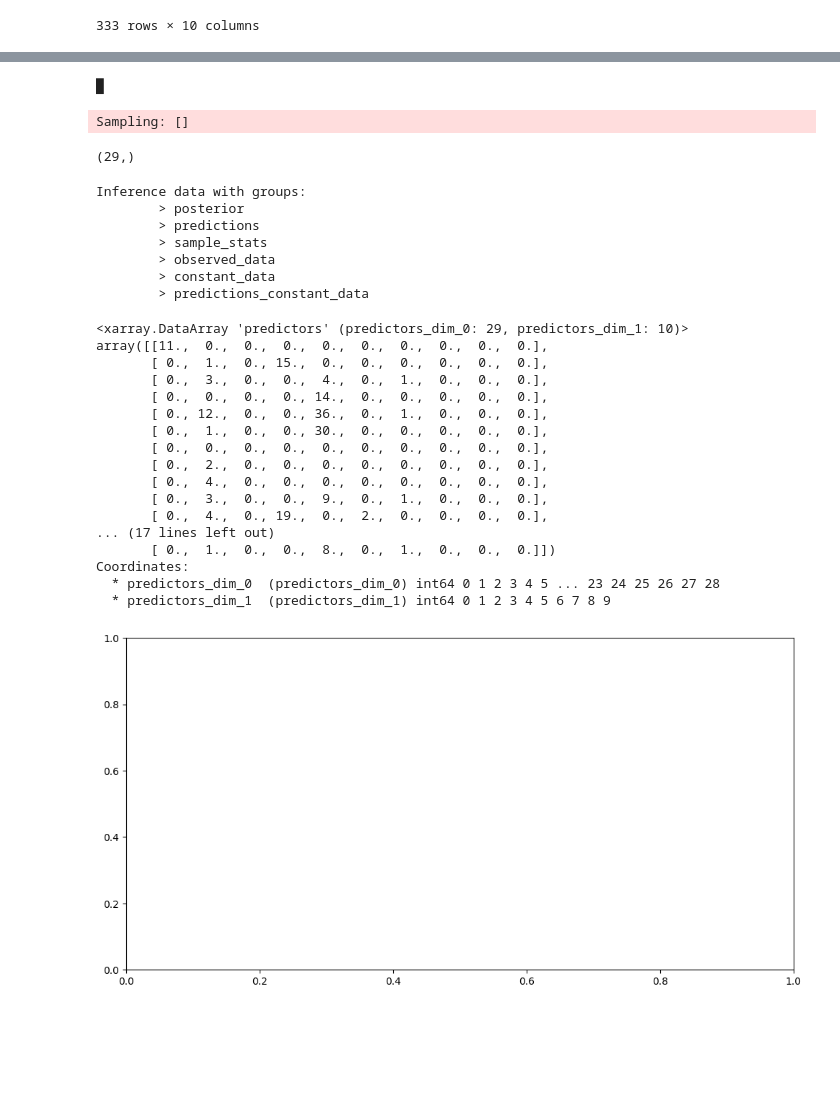
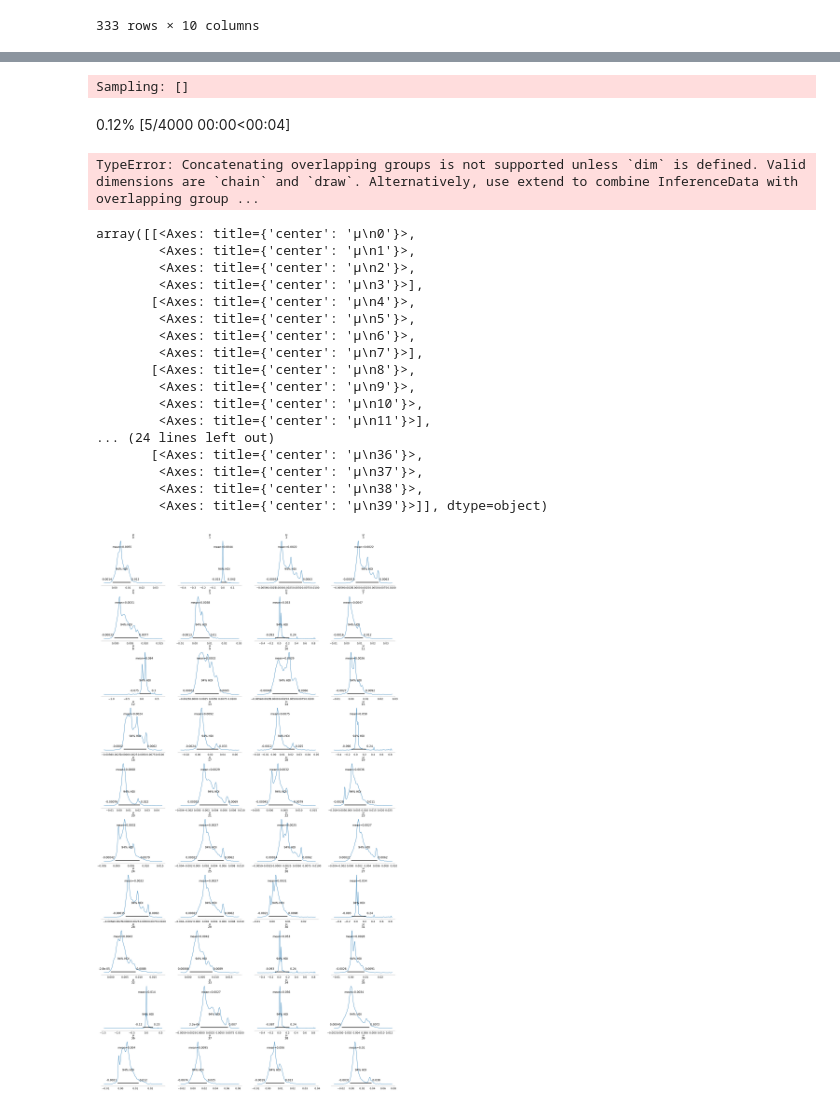
Before and after one commit to TheJarmanitor/outplayed, a Jupyter notebook: notebooks/bayesian_regression.ipynb, the cells around one changed output, grey strips where cells are left out. Cells and saved outputs as stored; diff of their text form; code cells hidden in the pictures; blank space fills up the shorter version.

```diff
--- a/notebooks/bayesian_regression.ipynb
+++ b/notebooks/bayesian_regression.ipynb
@@ -237,53 +240,35 @@ array([[<Axes: title={'center': 'alpha\n0'}>,
 # %%
 with bayes_model:
-    pm.set_data({"predictors": X_test})
+    pm.set_data({"X": X_test})
     trace_mlr_pred = pm.sample_posterior_predictive(
         trace_mlr,
-        var_names=["mu"],
+        var_names=["μ"],
         return_inferencedata=True,
         predictions=True,
         extend_inferencedata=True,
     )
 # %% [output]
-█
+Sampling: []
+0.12% [5/4000 00:00<00:04]
-Sampling: []
+TypeError: Concatenating overlapping groups is not supported unless `dim` is defined. Valid dimensions are `chain` and `draw`. Alternatively, use extend to combine InferenceData with overlapping group ...
-# %%
-y_test.shape
-# %% [output]
-(29,)
-# %%
-trace_mlr_pred
-# %% [output]
-Inference data with groups:
-        > posterior
-        > predictions
-        > sample_stats
-        > observed_data
-        > constant_data
-        > predictions_constant_data
-# %%
-_, ax = plt.subplots(figsize=(12, 6))
-
-
-# model_preds = trace_mlr_pred.predictions
-
-preds_out_of_sample
-# %% [output]
-<xarray.DataArray 'predictors' (predictors_dim_0: 29, predictors_dim_1: 10)>
-array([[11.,  0.,  0.,  0.,  0.,  0.,  0.,  0.,  0.,  0.],
-       [ 0.,  1.,  0., 15.,  0.,  0.,  0.,  0.,  0.,  0.],
-       [ 0.,  3.,  0.,  0.,  4.,  0.,  1.,  0.,  0.,  0.],
-       [ 0.,  0.,  0.,  0., 14.,  0.,  0.,  0.,  0.,  0.],
-       [ 0., 12.,  0.,  0., 36.,  0.,  1.,  0.,  0.,  0.],
-       [ 0.,  1.,  0.,  0., 30.,  0.,  0.,  0.,  0.,  0.],
-       [ 0.,  0.,  0.,  0.,  0.,  0.,  0.,  0.,  0.,  0.],
-       [ 0.,  2.,  0.,  0.,  0.,  0.,  0.,  0.,  0.,  0.],
-       [ 0.,  4.,  0.,  0.,  0.,  0.,  0.,  0.,  0.,  0.],
-       [ 0.,  3.,  0.,  0.,  9.,  0.,  1.,  0.,  0.,  0.],
-       [ 0.,  4.,  0., 19.,  0.,  2.,  0.,  0.,  0.,  0.],
-... (17 lines left out)
-       [ 0.,  1.,  0.,  0.,  8.,  0.,  1.,  0.,  0.,  0.]])
-Coordinates:
-  * predictors_dim_0  (predictors_dim_0) int64 0 1 2 3 4 5 ... 23 24 25 26 27 28
-  * predictors_dim_1  (predictors_dim_1) int64 0 1 2 3 4 5 6 7 8 9
-[figure, removed]
+# %%
+az.plot_pre(trace_mlr_pred, var_names=["μ"])
+# %% [output]
+array([[<Axes: title={'center': 'μ\n0'}>,
+        <Axes: title={'center': 'μ\n1'}>,
+        <Axes: title={'center': 'μ\n2'}>,
+        <Axes: title={'center': 'μ\n3'}>],
+       [<Axes: title={'center': 'μ\n4'}>,
+        <Axes: title={'center': 'μ\n5'}>,
+        <Axes: title={'center': 'μ\n6'}>,
+        <Axes: title={'center': 'μ\n7'}>],
+       [<Axes: title={'center': 'μ\n8'}>,
+        <Axes: title={'center': 'μ\n9'}>,
+        <Axes: title={'center': 'μ\n10'}>,
+        <Axes: title={'center': 'μ\n11'}>],
+... (24 lines left out)
+       [<Axes: title={'center': 'μ\n36'}>,
+        <Axes: title={'center': 'μ\n37'}>,
+        <Axes: title={'center': 'μ\n38'}>,
+        <Axes: title={'center': 'μ\n39'}>]], dtype=object)
+[figure, added]
```
Also changed, not shown: parts of 10 cells of this notebook, 1 other file.
